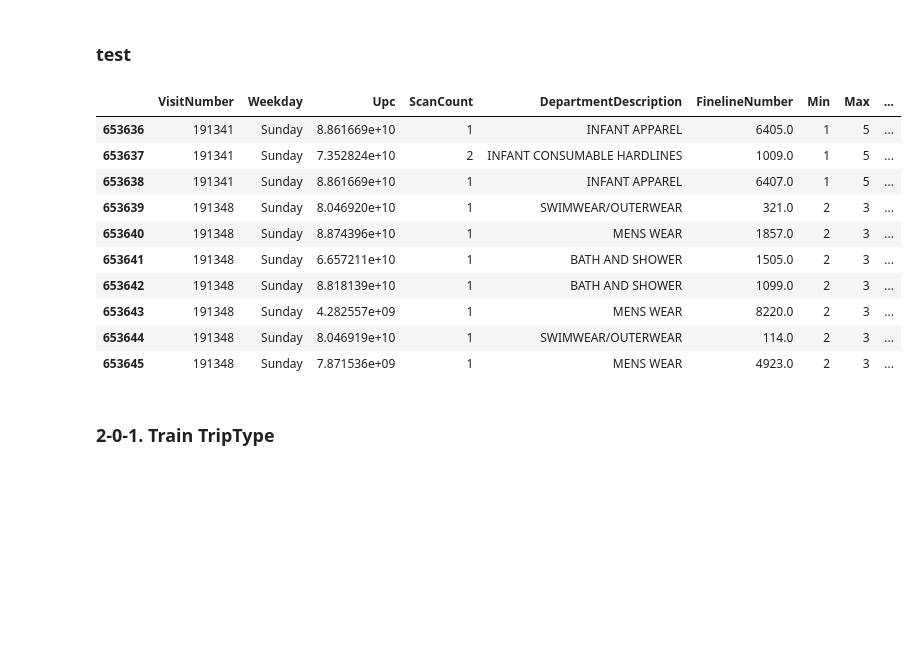
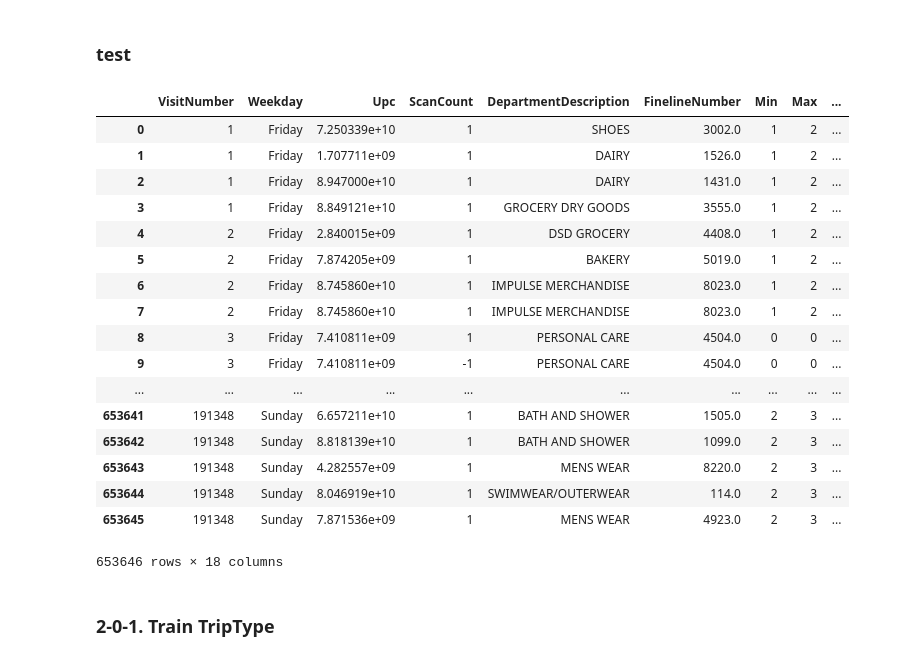
Before and after one commit to woncheolSon/Classification-Analysis-Project, a Jupyter notebook: Encoding_Ver_3.ipynb, the cells around one changed output. Drawn from its saved outputs; the diff is of its cells as text; code cells hidden in the pictures; blank space fills up the shorter version.

```diff
--- a/Encoding_Ver_3.ipynb
+++ b/Encoding_Ver_3.ipynb
@@ -155,19 +155,26 @@ test['max_to_mean'][test['Mean']==0] = 0
 # %%
 test.drop(columns='Count',inplace=True)
 # %%
-test.tail(10)
+test
 # %% [output]
 |  | VisitNumber | Weekday | Upc | ScanCount | DepartmentDescription | FinelineNumber | Min | Max | ... |
-| 653636 | 191341 | Sunday | 8.861669e+10 | 1 | INFANT APPAREL | 6405.0 | 1 | 5 | ... |
-| 653637 | 191341 | Sunday | 7.352824e+10 | 2 | INFANT CONSUMABLE HARDLINES | 1009.0 | 1 | 5 | ... |
-| 653638 | 191341 | Sunday | 8.861669e+10 | 1 | INFANT APPAREL | 6407.0 | 1 | 5 | ... |
-| 653639 | 191348 | Sunday | 8.046920e+10 | 1 | SWIMWEAR/OUTERWEAR | 321.0 | 2 | 3 | ... |
-| 653640 | 191348 | Sunday | 8.874396e+10 | 1 | MENS WEAR | 1857.0 | 2 | 3 | ... |
+| 0 | 1 | Friday | 7.250339e+10 | 1 | SHOES | 3002.0 | 1 | 2 | ... |
+| 1 | 1 | Friday | 1.707711e+09 | 1 | DAIRY | 1526.0 | 1 | 2 | ... |
+| 2 | 1 | Friday | 8.947000e+10 | 1 | DAIRY | 1431.0 | 1 | 2 | ... |
+| 3 | 1 | Friday | 8.849121e+10 | 1 | GROCERY DRY GOODS | 3555.0 | 1 | 2 | ... |
+| 4 | 2 | Friday | 2.840015e+09 | 1 | DSD GROCERY | 4408.0 | 1 | 2 | ... |
+| 5 | 2 | Friday | 7.874205e+09 | 1 | BAKERY | 5019.0 | 1 | 2 | ... |
+| 6 | 2 | Friday | 8.745860e+10 | 1 | IMPULSE MERCHANDISE | 8023.0 | 1 | 2 | ... |
+| 7 | 2 | Friday | 8.745860e+10 | 1 | IMPULSE MERCHANDISE | 8023.0 | 1 | 2 | ... |
+| 8 | 3 | Friday | 7.410811e+09 | 1 | PERSONAL CARE | 4504.0 | 0 | 0 | ... |
+| 9 | 3 | Friday | 7.410811e+09 | -1 | PERSONAL CARE | 4504.0 | 0 | 0 | ... |
+| ... | ... | ... | ... | ... | ... | ... | ... | ... | ... |
 | 653641 | 191348 | Sunday | 6.657211e+10 | 1 | BATH AND SHOWER | 1505.0 | 2 | 3 | ... |
 | 653642 | 191348 | Sunday | 8.818139e+10 | 1 | BATH AND SHOWER | 1099.0 | 2 | 3 | ... |
 | 653643 | 191348 | Sunday | 4.282557e+09 | 1 | MENS WEAR | 8220.0 | 2 | 3 | ... |
 | 653644 | 191348 | Sunday | 8.046919e+10 | 1 | SWIMWEAR/OUTERWEAR | 114.0 | 2 | 3 | ... |
 | 653645 | 191348 | Sunday | 7.871536e+09 | 1 | MENS WEAR | 4923.0 | 2 | 3 | ... |
+653646 rows × 18 columns
 # %% [markdown]
 ### 2-0-1. Train TripType
 # %%
```
Also changed, not shown: parts of 15 cells of this notebook.
